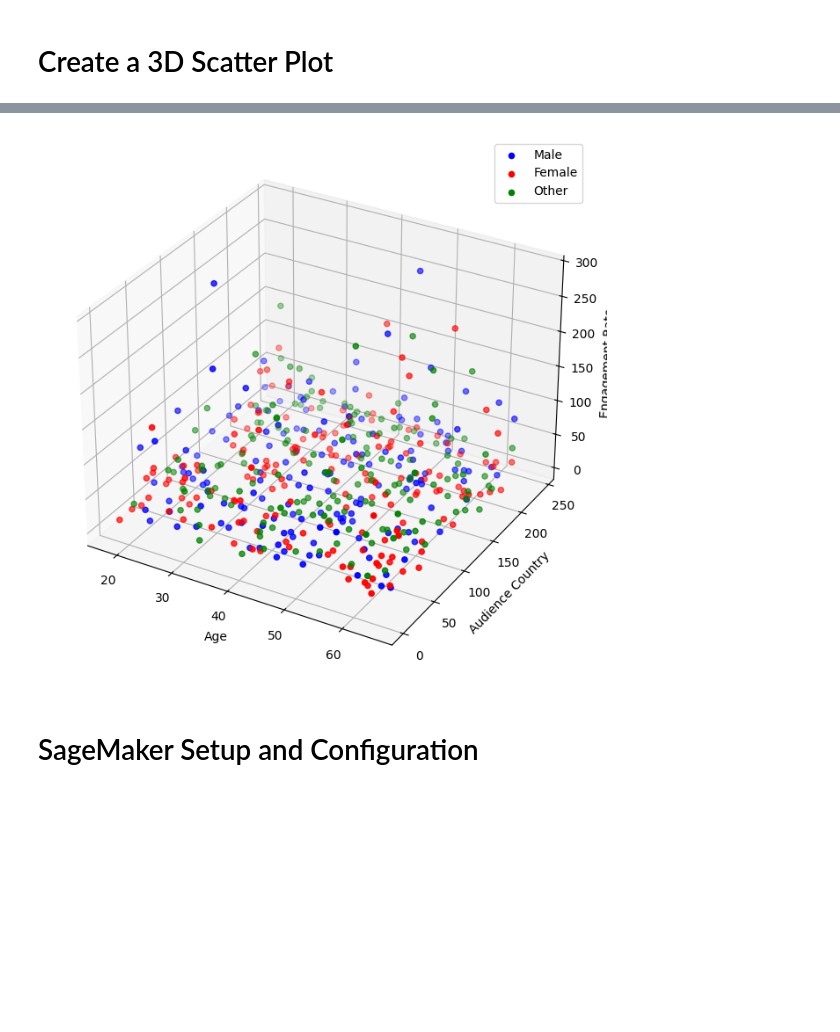
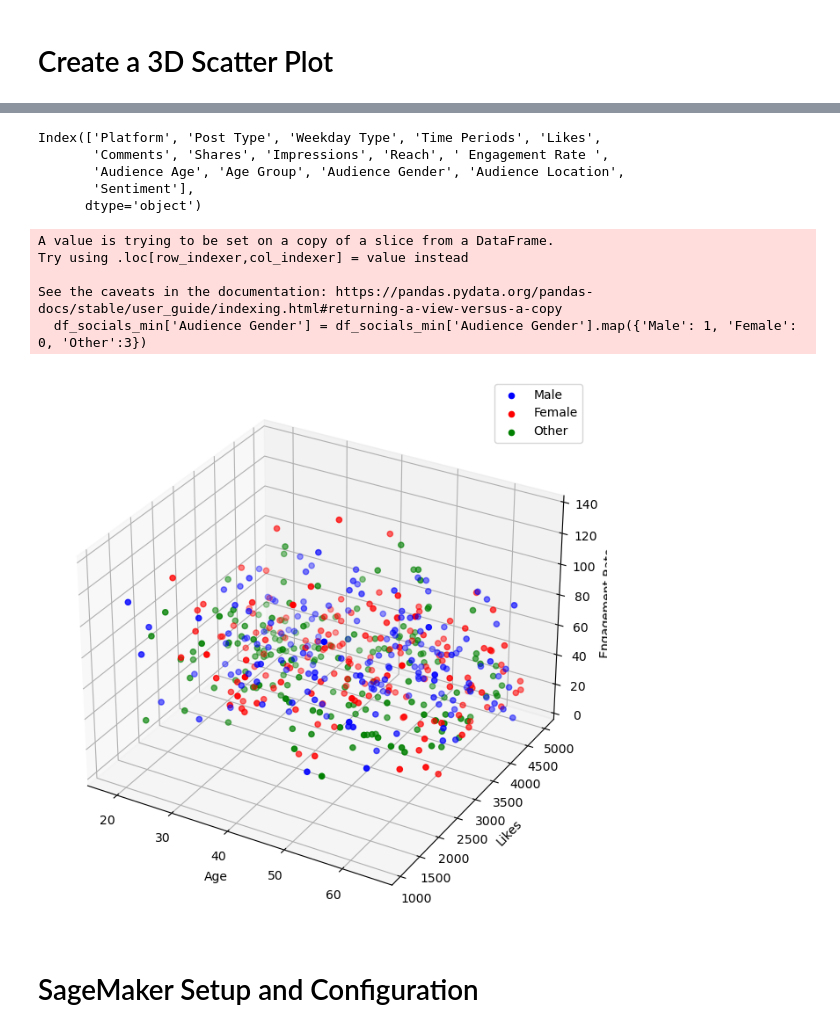
Before and after one commit to sunyshore/knn, a Jupyter notebook: knn_working.ipynb, the cells around one changed output, grey strips where cells are left out. Drawn from its saved outputs; the diff is of its cells as text; code cells hidden in the pictures; blank space fills up the shorter version.

Commit message:
fix data preprocessing

```diff
--- a/knn_working.ipynb
+++ b/knn_working.ipynb
@@ -206,0 +54,6 @@ print(df_socials.head())
+# %%
+# Step 1: Load the Dataset
+# Load the mall customers dataset from a CSV file into a Pandas DataFrame.
+# This allows for easy data manipulation and analysis.
+df_socials = pd.read_csv('datasets/gooddata.csv')
+df_socials.head()
@@ -206,0 +68,11 @@ print(df_socials.head())
+# %%
+# pick columns to one hot encode
+print(df_socials.columns)
+
+# drop irrelevant columns
+df_socials.drop(['Post ID', 'Post Content', 'Post Timestamp', 'Date', 'Time', 'Audience Continent', 'Audience Interests',
+                 'Campaign ID', 'Influencer ID'], axis=1, inplace=True)
+
+# pick columns to encode
+to_encode = ['Platform', 'Post Type', 'Weekday Type', 'Time Periods', 'Age Group', 'Audience Gender',
+       'Audience Location', 'Sentiment']
@@ -209,47 +204,62 @@ print(df_socials.head())
 # %%
 # Import the required libraries for data visualization
-import matplotlib.pyplot as plt
-from mpl_toolkits.mplot3d import Axes3D
+df_socials_min = df_socials.iloc[:500]
+df_socials_min['Audience Gender'] = df_socials_min['Audience Gender'].map({'Male': 1, 'Female': 0, 'Other':3})
+print(df_socials_min.columns)
+
+x_axis = ''
+y_axis = ''
+z_axis = ''
 
 # Step 1: Create a 3D scatter plot
 # Initialize a figure with a specific size for the 3D scatter plot.
 fig = plt.figure(figsize=(10, 8))
 
 # Add a 3D subplot to the figure
 # '111' indicates 1x1 grid, first subplot. 'projection='3d'' is used to create a 3D projection.
 ax = fig.add_subplot(111, projection='3d')
 
 # Step 2: Plot data points, colored by gender
 # Scatter plot for male customers in blue
 # Filters the DataFrame for male customers and plots their age, annual income, and spending score.
-ax.scatter(df_socials[df_socials['Audience Gender'] == 1]['Audience Age'],
-           df_socials[df_socials['Audience Gender'] == 1]['Audience Location'],
-           df_socials[df_socials['Audience Gender'] == 1]['Engagement Rate'],
+ax.scatter(df_socials_min[df_socials_min['Audience Gender'] == 1][x_axis],
+           df_socials_min[df_socials_min['Audience Gender'] == 1][y_axis],
+           df_socials_min[df_socials_min['Audience Gender'] == 1][z_axis],
            c='blue', label='Male')
 
 # Scatter plot for female customers in red
 # Filters the DataFrame for female customers and plots their age, annual income, and spending score.
-ax.scatter(df_socials[df_socials['Audience Gender'] == 0]['Audience Age'],
-           df_socials[df_socials['Audience Gender'] == 0]['Audience Location'],
-           df_socials[df_socials['Audience Gender'] == 0]['Engagement Rate'],
+ax.scatter(df_socials_min[df_socials_min['Audience Gender'] == 0][x_axis],
+           df_socials_min[df_socials_min['Audience Gender'] == 0][y_axis],
+           df_socials_min[df_socials_min['Audience Gender'] == 0][z_axis],
            c='red', label='Female')
 
-ax.scatter(df_socials[df_socials['Audience Gender'] == 3]['Audience Age'],
-           df_socials[df_socials['Audience Gender'] == 3]['Audience Location'],
-           df_socials[df_socials['Audience Gender'] == 3]['Engagement Rate'],
+ax.scatter(df_socials_min[df_socials_min['Audience Gender'] == 3][x_axis],
+           df_socials_min[df_socials_min['Audience Gender'] == 3][y_axis],
+           df_socials_min[df_socials_min['Audience Gender'] == 3][z_axis],
            c='green', label='Other')
 
 # Step 3: Set labels and legend
 # Adding axis labels and a legend to make the plot more informative.
 ax.set_xlabel('Age')
-ax.set_ylabel('Audience Country')
+ax.set_ylabel('Likes')
 ax.set_zlabel('Engagement Rate')
 ax.legend()
 
 # Display the plot
 plt.show()
 # %% [output]
+Index(['Platform', 'Post Type', 'Weekday Type', 'Time Periods', 'Likes',
+       'Comments', 'Shares', 'Impressions', 'Reach', ' Engagement Rate ',
+       'Audience Age', 'Age Group', 'Audience Gender', 'Audience Location',
+       'Sentiment'],
+      dtype='object')
+A value is trying to be set on a copy of a slice from a DataFrame.
+Try using .loc[row_indexer,col_indexer] = value instead
+
+See the caveats in the documentation: https://pandas.pydata.org/pandas-docs/stable/user_guide/indexing.html#returning-a-view-versus-a-copy
+  df_socials_min['Audience Gender'] = df_socials_min['Audience Gender'].map({'Male': 1, 'Female': 0, 'Other':3})
-[figure, old version]
+[figure, new version]
 # %% [markdown]
 # SageMaker Setup and Configuration
 # %%
```
Also changed, not shown: parts of 9 cells of this notebook, 1 other file.
